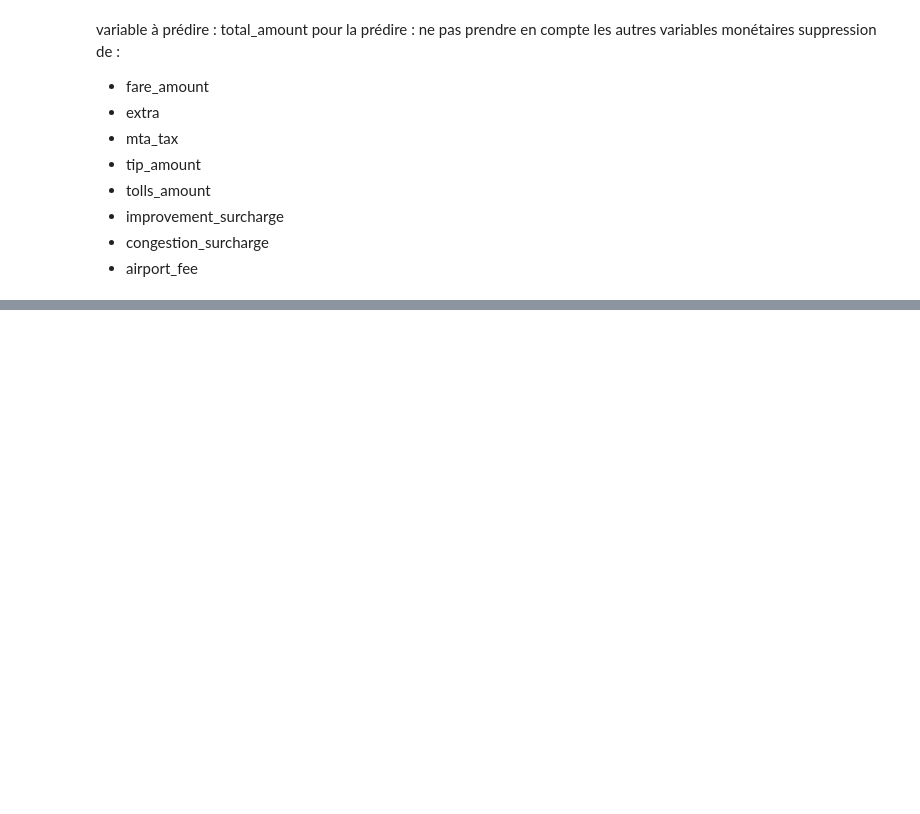
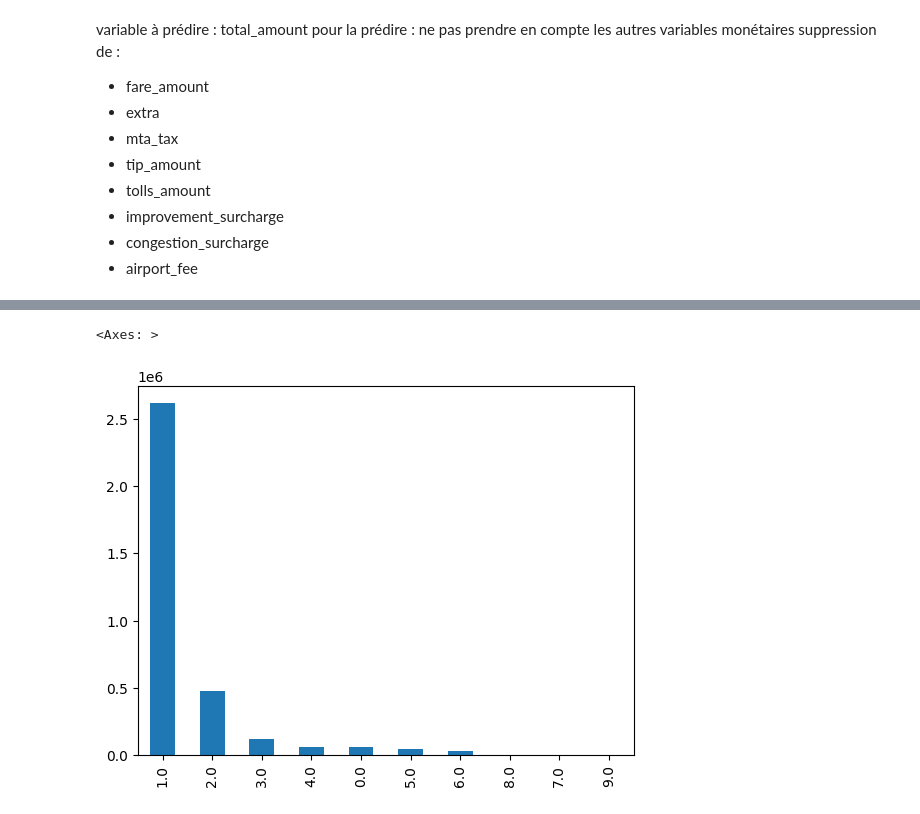
Before and after one commit to vagueau/Projet_python, a Jupyter notebook: projet.ipynb, the cells around one changed output, grey strips where cells are left out. Saved outputs shown, nothing was run; the diff lists cells and outputs as text; code cells hidden in the pictures; blank space fills up the shorter version.

```diff
--- a/projet.ipynb
+++ b/projet.ipynb
@@ -190,0 +209,2 @@ dtype: int64
+# %%
+oneday=timedelta(days=1)
@@ -190,0 +237,3 @@ dtype: int64
+# %%
+#df=df.drop(df[df['durée']>oneday], axis=0)
+df.drop(df[(df['durée']>oneday)].index, inplace=True)
@@ -191,2 +244,2 @@ dtype: int64
 # %%
-df=df.drop(['VendorID', 'store_and_fwd_flag'], axis=1)
+df=df.drop(['durée'], axis=1)
@@ -192,0 +282,2 @@ df=df.drop(['VendorID', 'store_and_fwd_flag'], axis=1)
+# %%
+df.drop(df[(df['trip_distance']>1000)].index, inplace=True)
@@ -192,0 +322,5 @@ df=df.drop(['VendorID', 'store_and_fwd_flag'], axis=1)
+# %%
+df['passenger_count'].value_counts().plot.bar()
+# %% [output]
+<Axes: >
+[figure, added]
```
Also changed, not shown: parts of 54 cells of this notebook.
